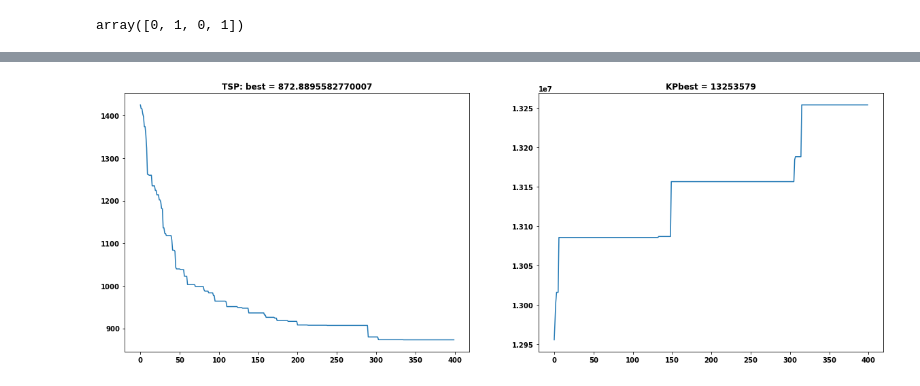
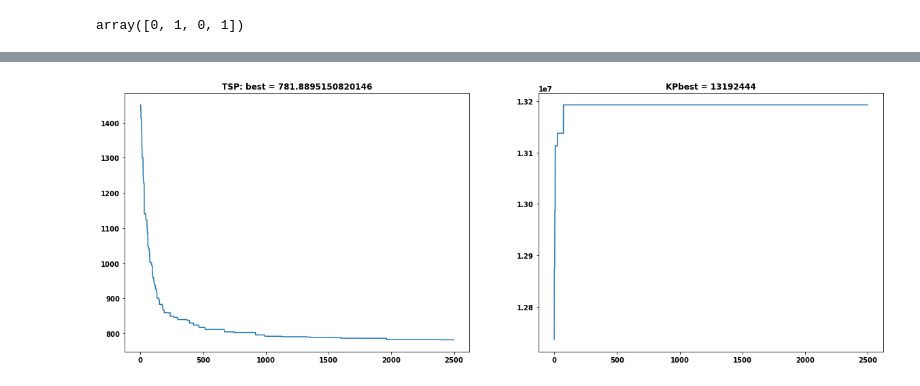
Before and after one commit to wind123mountain/EvolutionComputation, a Jupyter notebook: MFEA/MFEA_TSP_KP.ipynb, the cells around one changed output, grey strips where cells are left out. Cells and saved outputs as stored; diff of their text form; code cells hidden in the pictures.

```diff
--- a/MFEA/MFEA_TSP_KP.ipynb
+++ b/MFEA/MFEA_TSP_KP.ipynb
@@ -240,7 +227,7 @@ chooseParents(p)
 # %%
 import math
 
-def cross_SBX(p1, p2, nc = 5):
+def cross_SBX(p1, p2, nc = 2):
     u = np.random.random_sample()
     if u < 0.5:
         beta = math.pow(2*u, 1/(nc+1))
@@ -258,5 +246,5 @@ cross_SBX(np.array([0.3, 0.6]), np.array([0.5, 0.1]))
 # %%
-def mutation_changeValue(individual, e = 0.1):
+def mutation(individual, e = 0.15):
     n = len(individual)
     res = np.array(individual)
 
@@ -268,6 +256,8 @@ def mutation_changeValue(individual, e = 0.1):
     res[index1] -= e
     res[index2] += e
 
+    #res = np.array(individual) - np.random.uniform(-e, e, len(individual))
+
     return res
 # %%
 def update_fitness(pop):
@@ -312,41 +302,55 @@ def GA(size_pop, num_gens, rmp):
 
             if p1[1] == p2[1]:
                 c1, c2 = cross_SBX(p1[0], p2[0])
-                offs_pop.append([c1, p1[1], -1, Factorial_Cost(c1, p1[1])])
-                offs_pop.append([c2, p1[1], -1, Factorial_Cost(c2, p1[1])])
-                n_offs[p1[1]] += 2
+
+                if not check_generated(c1, t=p1[1]):
+                    offs_pop.append([c1, p1[1], -1, Factorial_Cost(c1, p1[1])])
+                    n_offs[p1[1]] += 1
+
+                if not check_generated(c2):
+                    offs_pop.append([c2, p1[1], -1, Factorial_Cost(c2, p1[1])])
+                    n_offs[p1[1]] += 1
+
             elif np.random.random_sample() < rmp:
                 c1, c2 = cross_SBX(p1[0], p2[0])
-                if np.random.random_sample() < 0.5:
+
+                if not check_generated(c1, t=p1[1]) and np.random.random_sample() < 0.5:
                     offs_pop.append([c1, p1[1], -1, Factorial_Cost(c1, p1[1])])
                     n_offs[p1[1]] += 1
                 else:
                     offs_pop.append([c1, p2[1], -1, Factorial_Cost(c1, p2[1])])
                     n_offs[p2[1]] += 1
-                if np.random.random_sample() < 0.5:
+
+                if not check_generated(c2, t=p2[1]) and np.random.random_sample() < 0.5:
                     offs_pop.append([c2, p1[1], -1, Factorial_Cost(c2, p1[1])])
                     n_offs[p1[1]] += 1
                 else:
                     offs_pop.append([c2, p2[1], -1, Factorial_Cost(c2, p2[1])])
                     n_offs[p2[1]] += 1
+
             else:
-                c1 = mutation_changeValue(p1[0])
-                offs_pop.append([c1, p1[1], -1, Factorial_Cost(c1, p1[1])])
-                n_offs[p1[1]] += 1
+                c1 = mutation(p1[0])
+                if not check_generated(c1, t=p1[1]):
+                    offs_pop.append([c1, p1[1], -1, Factorial_Cost(c1, p1[1])])
+                    n_offs[p1[1]] += 1
 
-                c2 = mutation_changeValue(p2[0])
-                offs_pop.append([c2, p2[1], -1, Factorial_Cost(c2, p2[1])])
-                n_offs[p2[1]] += 1
+                c2 = mutation(p2[0])
+                if not check_generated(c2, t=p2[1]):
+                    offs_pop.append([c2, p2[1], -1, Factorial_Cost(c2, p2[1])])
+                    n_offs[p2[1]] += 1
 
         population = selection(population, offs_pop)
         best = [0, 0]
+
         if population[1][2] == 1.0:
             best[population[0][1]] = population[0][0]
             best[population[1][1]] = population[1][0]
         else:
             best[0] = population[0][0]
             best[1] = population[0][0]
+
         logg.append([t, best])
+        random.shuffle(population)
         t += 1
 
     return logg
@@ -375,10 +379,10 @@ def show(his):
 
     plt.show()
 # %%
-history = GA(150, 400, 0.4)
+history = GA(40, 2500, 0.15)
 show(history)
 # %% [output]
-[figure, old version]
+[figure, new version]
 # %%
 #op_eil51 = 426
 #op_kp24 = 13.549.094
```
Also changed, not shown: parts of 8 cells of this notebook, 1 other file.
